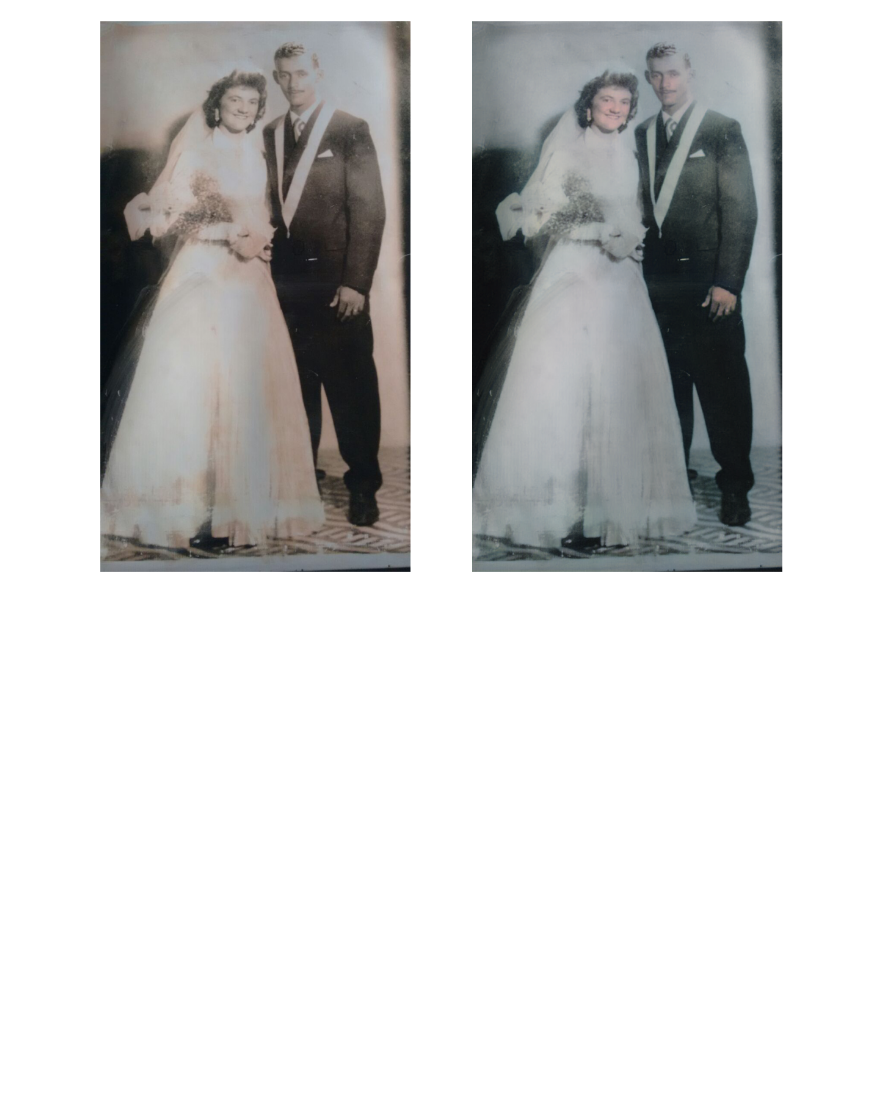
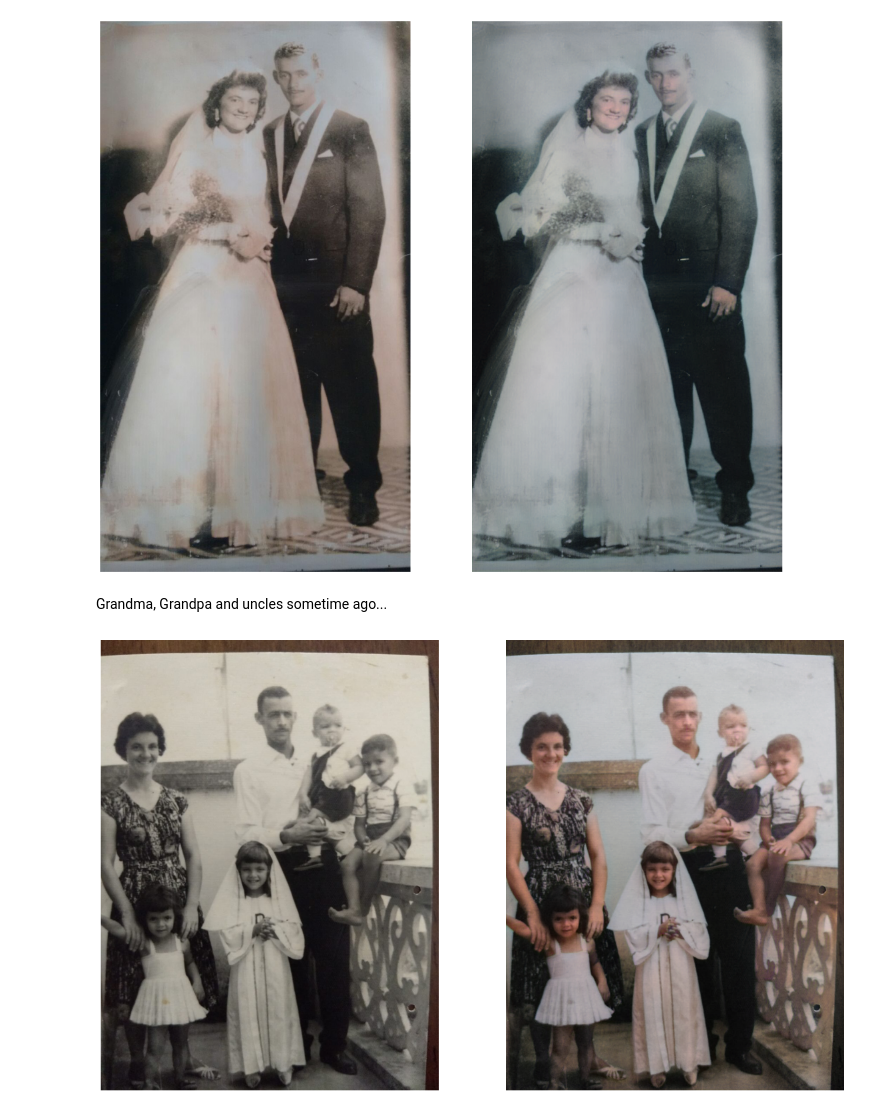
Before and after one commit to ViniciusBG/color-to-old-pcs, a Jupyter notebook: _notebooks/2020-05-15-color-to-pic.ipynb, the cells around one changed output. Drawn from its saved outputs; the diff is of its cells as text; code cells hidden in the pictures; blank space fills up the shorter version.

```diff
--- a/_notebooks/2020-05-15-color-to-pic.ipynb
+++ b/_notebooks/2020-05-15-color-to-pic.ipynb
@@ -130,3 +136,15 @@ RENDER_FACTOR = 35
 image_path = colorizar(URL, RENDER_FACTOR,compare=True)
 # %% [output]
 [figure]
+# %% [markdown]
+Grandma, Grandpa and uncles sometime ago...
+# %%
+
+
+#hide_input
+URL = 'https://i.imgur.com/NbNZNwU.jpg'
+RENDER_FACTOR = 35
+
+image_path = colorizar(URL, RENDER_FACTOR,compare=True)
+# %% [output]
+[figure, added]
```
Also changed, not shown: parts of 7 cells of this notebook.
